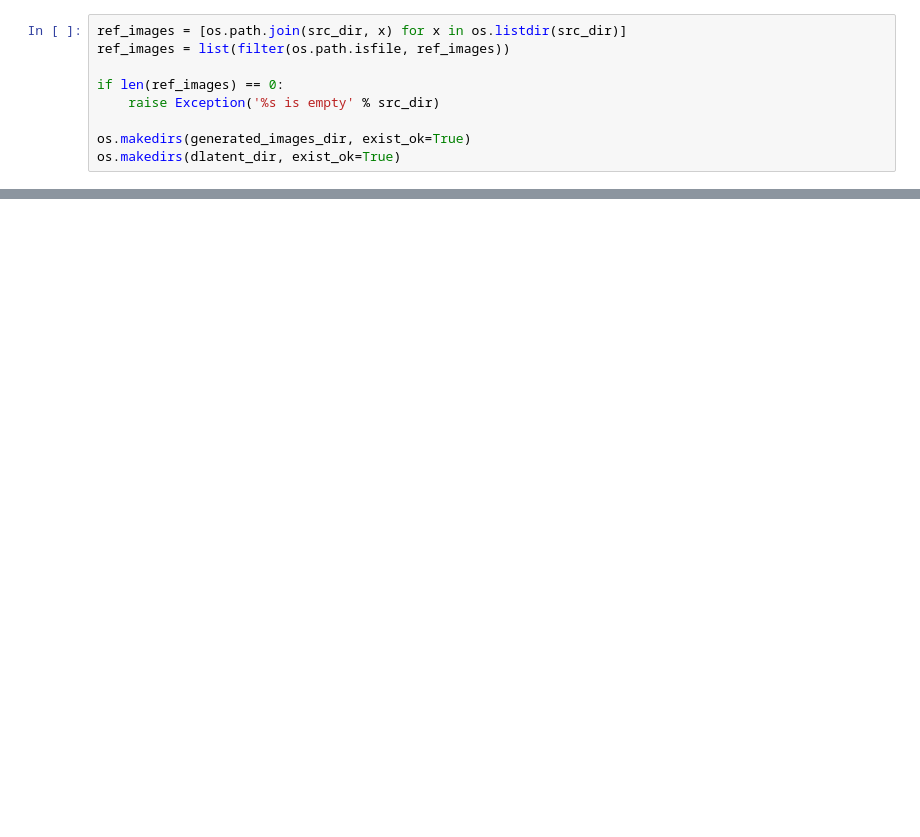
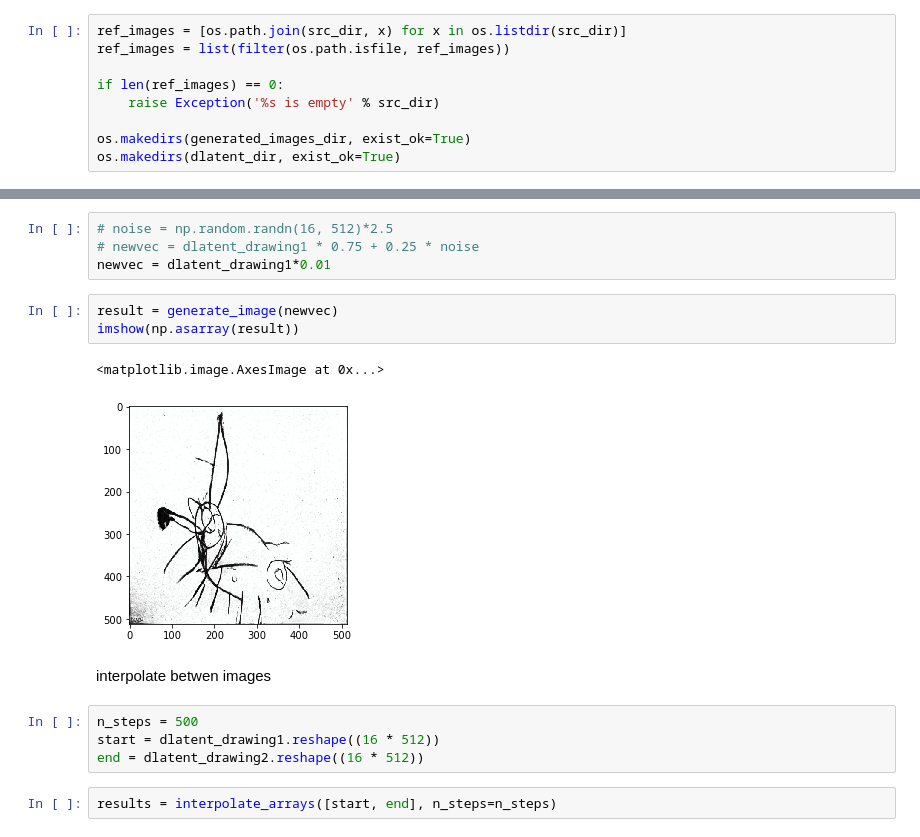
Before and after one commit to roberttwomey/child-art, a Jupyter notebook: stylegan-encode.ipynb, the cells around one changed output, grey strips where cells are left out. Drawn from its saved outputs; the diff is of its cells as text; blank space fills up the shorter version.

```diff
--- a/stylegan-encode.ipynb
+++ b/stylegan-encode.ipynb
@@ -197,0 +303,18 @@ to_encode_original_jasper_giraffe_dragon_food_bw.jpg_8a49d328-7030-4320-806a-10b
+# %%
+# noise = np.random.randn(16, 512)*2.5
+# newvec = dlatent_drawing1 * 0.75 + 0.25 * noise
+newvec = dlatent_drawing1*0.01
+# %%
+result = generate_image(newvec)
+imshow(np.asarray(result))
+# %% [output]
+<matplotlib.image.AxesImage at 0x...>
+[figure, added]
+# %% [markdown]
+interpolate betwen images
+# %%
+n_steps = 500
+start = dlatent_drawing1.reshape((16 * 512))
+end = dlatent_drawing2.reshape((16 * 512))
+# %%
+results = interpolate_arrays([start, end], n_steps=n_steps)
```
Also changed, not shown: parts of 25 cells of this notebook.
